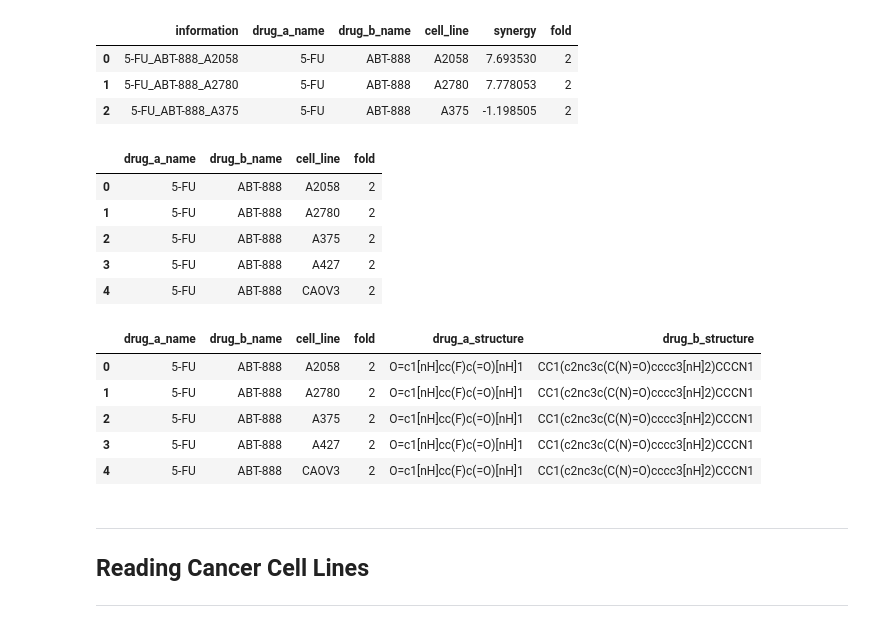
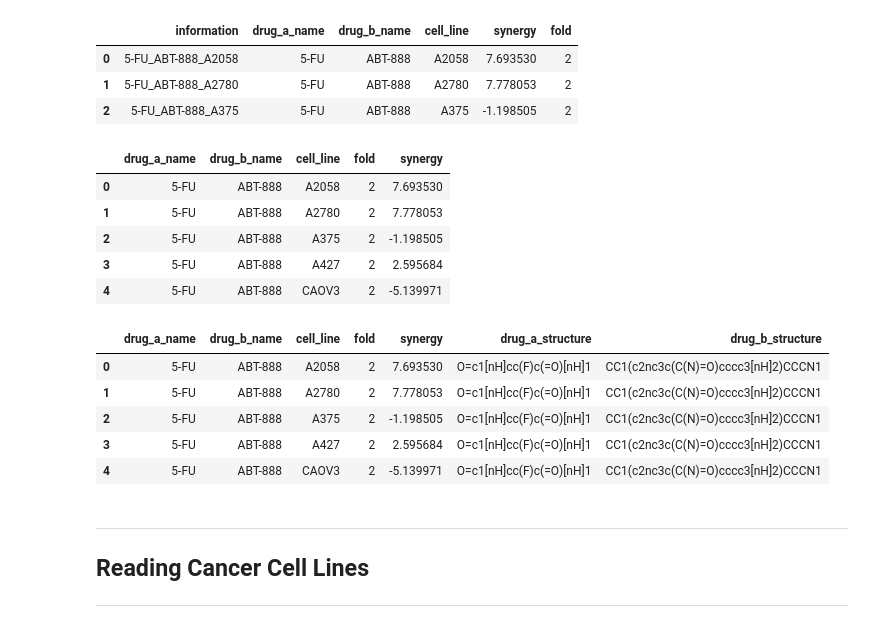
Before and after one commit to nitanshuj/cancer-drug-synergy-prediction, a Jupyter notebook: Research Notebooks/Data_Reading.ipynb, the cells around one changed output. Saved outputs shown, nothing was run; the diff lists cells and outputs as text; code cells hidden in the pictures.

```diff
--- a/Research Notebooks/Data_Reading.ipynb
+++ b/Research Notebooks/Data_Reading.ipynb
@@ -58,35 +62,32 @@ Shape of labels Dataset: (23052, 6)
 # %%
 # Making a final Dataframe for Smiles and Labels
 # ----------------------------------------------
-smiles_labels_final = labels[['drug_a_name', 'drug_b_name', 'cell_line', 'fold']]
+smiles_labels_final = labels[['drug_a_name', 'drug_b_name', 'cell_line', 'fold', 'synergy']]
 smiles_labels_final.head()
 # %% [output]
-|  | drug_a_name | drug_b_name | cell_line | fold |
-| 0 | 5-FU | ABT-888 | A2058 | 2 |
-| 1 | 5-FU | ABT-888 | A2780 | 2 |
-| 2 | 5-FU | ABT-888 | A375 | 2 |
-| 3 | 5-FU | ABT-888 | A427 | 2 |
-| 4 | 5-FU | ABT-888 | CAOV3 | 2 |
+|  | drug_a_name | drug_b_name | cell_line | fold | synergy |
+| 0 | 5-FU | ABT-888 | A2058 | 2 | 7.693530 |
+| 1 | 5-FU | ABT-888 | A2780 | 2 | 7.778053 |
+| 2 | 5-FU | ABT-888 | A375 | 2 | -1.198505 |
+| 3 | 5-FU | ABT-888 | A427 | 2 | 2.595684 |
+| 4 | 5-FU | ABT-888 | CAOV3 | 2 | -5.139971 |
 # %%
 # Adding smiles structure for Drug A
 smiles_labels_final = pd.merge(smiles_labels_final, smiles, left_on='drug_a_name', right_on='drug_name', how='left')
 smiles_labels_final.rename(columns={"drug_smiles":"drug_a_structure"}, inplace=True)
 
-
 # Adding smiles structure for Drug B
 smiles_labels_final = pd.merge(smiles_labels_final, smiles, left_on='drug_b_name', right_on='drug_name', how='left')
 smiles_labels_final.rename(columns={"drug_smiles":"drug_b_structure"}, inplace=True)
-
 smiles_labels_final.drop(["drug_name_x", "drug_name_y"], axis=1, inplace=True)
-
 smiles_labels_final.head()
 # %% [output]
-|  | drug_a_name | drug_b_name | cell_line | fold | drug_a_structure | drug_b_structure |
-| 0 | 5-FU | ABT-888 | A2058 | 2 | O=c1[nH]cc(F)c(=O)[nH]1 | CC1(c2nc3c(C(N)=O)cccc3[nH]2)CCCN1 |
-| 1 | 5-FU | ABT-888 | A2780 | 2 | O=c1[nH]cc(F)c(=O)[nH]1 | CC1(c2nc3c(C(N)=O)cccc3[nH]2)CCCN1 |
-| 2 | 5-FU | ABT-888 | A375 | 2 | O=c1[nH]cc(F)c(=O)[nH]1 | CC1(c2nc3c(C(N)=O)cccc3[nH]2)CCCN1 |
-| 3 | 5-FU | ABT-888 | A427 | 2 | O=c1[nH]cc(F)c(=O)[nH]1 | CC1(c2nc3c(C(N)=O)cccc3[nH]2)CCCN1 |
-| 4 | 5-FU | ABT-888 | CAOV3 | 2 | O=c1[nH]cc(F)c(=O)[nH]1 | CC1(c2nc3c(C(N)=O)cccc3[nH]2)CCCN1 |
+|  | drug_a_name | drug_b_name | cell_line | fold | synergy | drug_a_structure | drug_b_structure |
+| 0 | 5-FU | ABT-888 | A2058 | 2 | 7.693530 | O=c1[nH]cc(F)c(=O)[nH]1 | CC1(c2nc3c(C(N)=O)cccc3[nH]2)CCCN1 |
+| 1 | 5-FU | ABT-888 | A2780 | 2 | 7.778053 | O=c1[nH]cc(F)c(=O)[nH]1 | CC1(c2nc3c(C(N)=O)cccc3[nH]2)CCCN1 |
+| 2 | 5-FU | ABT-888 | A375 | 2 | -1.198505 | O=c1[nH]cc(F)c(=O)[nH]1 | CC1(c2nc3c(C(N)=O)cccc3[nH]2)CCCN1 |
+| 3 | 5-FU | ABT-888 | A427 | 2 | 2.595684 | O=c1[nH]cc(F)c(=O)[nH]1 | CC1(c2nc3c(C(N)=O)cccc3[nH]2)CCCN1 |
+| 4 | 5-FU | ABT-888 | CAOV3 | 2 | -5.139971 | O=c1[nH]cc(F)c(=O)[nH]1 | CC1(c2nc3c(C(N)=O)cccc3[nH]2)CCCN1 |
 # %%
 # Converting Final data to csv
 # ----------------------------
```
Also changed, not shown: parts of 15 cells of this notebook, 7 other files.
